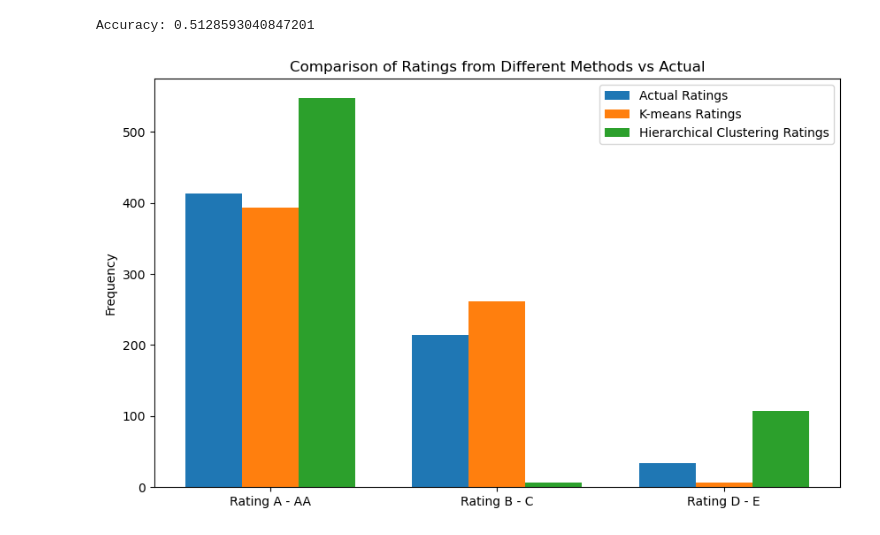
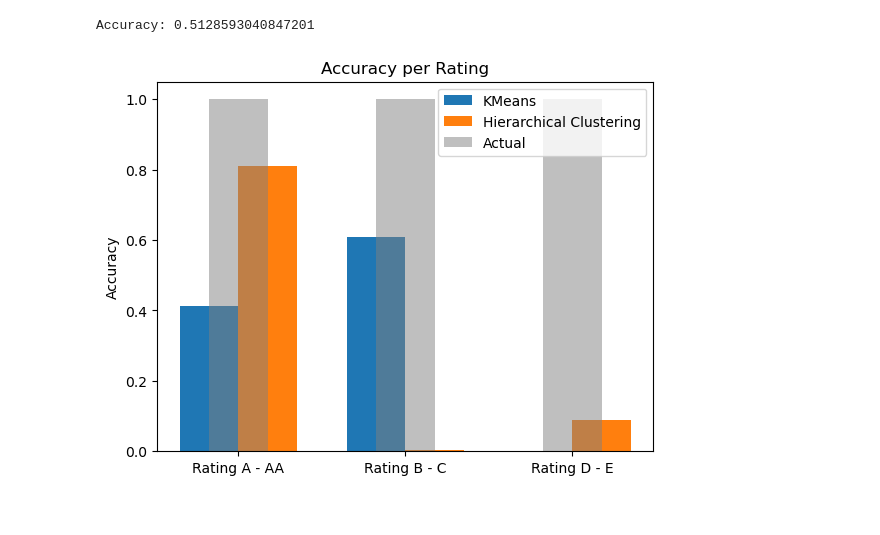
Before and after one commit to Psamaniego001/Health_Care_Diabetes, a Jupyter notebook: clustering_ratings_PS.ipynb, the cells around one changed output. Cells and saved outputs as stored; diff of their text form; code cells hidden in the pictures.

```diff
--- a/clustering_ratings_PS.ipynb
+++ b/clustering_ratings_PS.ipynb
@@ -58,31 +58,40 @@ accuracy_h = accuracy_score(actual_ratings, hierarachy_ratings)
 print("Accuracy:", accuracy_h)
 # %% [output]
 Accuracy: 0.5128593040847201
+# %%
+kmeans_accuracies = []
+for rating in range(3):
+    actual_ratings = prosper_df[prosper_df['rating_num'] == rating]
+    accuracy_kmeans = accuracy_score(actual_ratings['rating_num'],actual_ratings['kmeans_rating'])
+    kmeans_accuracies.append(accuracy_kmeans)
+# %%
+h_accuracies = []
+for rating_h in range(3):
+    actual_ratings = prosper_df[prosper_df['rating_num'] == rating_h]
+    accuracy_h = accuracy_score(actual_ratings['rating_num'],actual_ratings['hierarachy_rating'])
+    h_accuracies.append(accuracy_h)
 # %%
 import matplotlib.pyplot as plt
 import numpy as np
-# %%
-actual_counts = np.bincount(actual_ratings, minlength=3)
-kmeans_counts = np.bincount(kmeans_ratings, minlength=3)
-hierarchical_counts = np.bincount(hierarachy_ratings, minlength=3)
-
-# Create grouped bar chart
-labels = ['Rating A - AA', 'Rating B - C', 'Rating D - E']
-x = np.arange(len(labels))
-width = 0.25  # the width of the bars
-
-fig, ax = plt.subplots(figsize=(10, 6))
-rects1 = ax.bar(x - width, actual_counts, width, label='Actual Ratings')
-rects2 = ax.bar(x, kmeans_counts, width, label='K-means Ratings')
-rects3 = ax.bar(x + width, hierarchical_counts, width, label='Hierarchical Clustering Ratings')
-
-# Add labels, title, and legend
-ax.set_ylabel('Frequency')
-ax.set_title('Comparison of Ratings from Different Methods vs Actual')
-ax.set_xticks(x)
-ax.set_xticklabels(labels)
-ax.legend()
-
-plt.show()
-# %% [output]
-[figure, removed]
+# %%
+ratings = range(3)
+bar_width = 0.35
+
+labels = ['Rating A - AA', 'Rating B - C', 'Rating D - E']
+
+fig, ax = plt.subplots()
+bar1 = ax.bar([r - bar_width/2 for r in ratings], kmeans_accuracies, bar_width, label='KMeans')
+bar2 = ax.bar([r + bar_width/2 for r in ratings], h_accuracies, bar_width, label='Hierarchical Clustering')
+bar3 = ax.bar(ratings, [1.0]*3, bar_width, label='Actual', alpha=0.5, color='gray')
+
+#ax.set_xlabel('Rating')
+ax.set_ylabel('Accuracy')
+ax.set_title('Accuracy per Rating')
+ax.set_xticks(ratings)
+ax.set_xticklabels(labels)
+ax.legend()
+plt.savefig('Visualizations\cluster_rating.png')
+
+plt.show()
+# %% [output]
+[figure, added]
```
Also changed, not shown: parts of 1 cell of this notebook.
